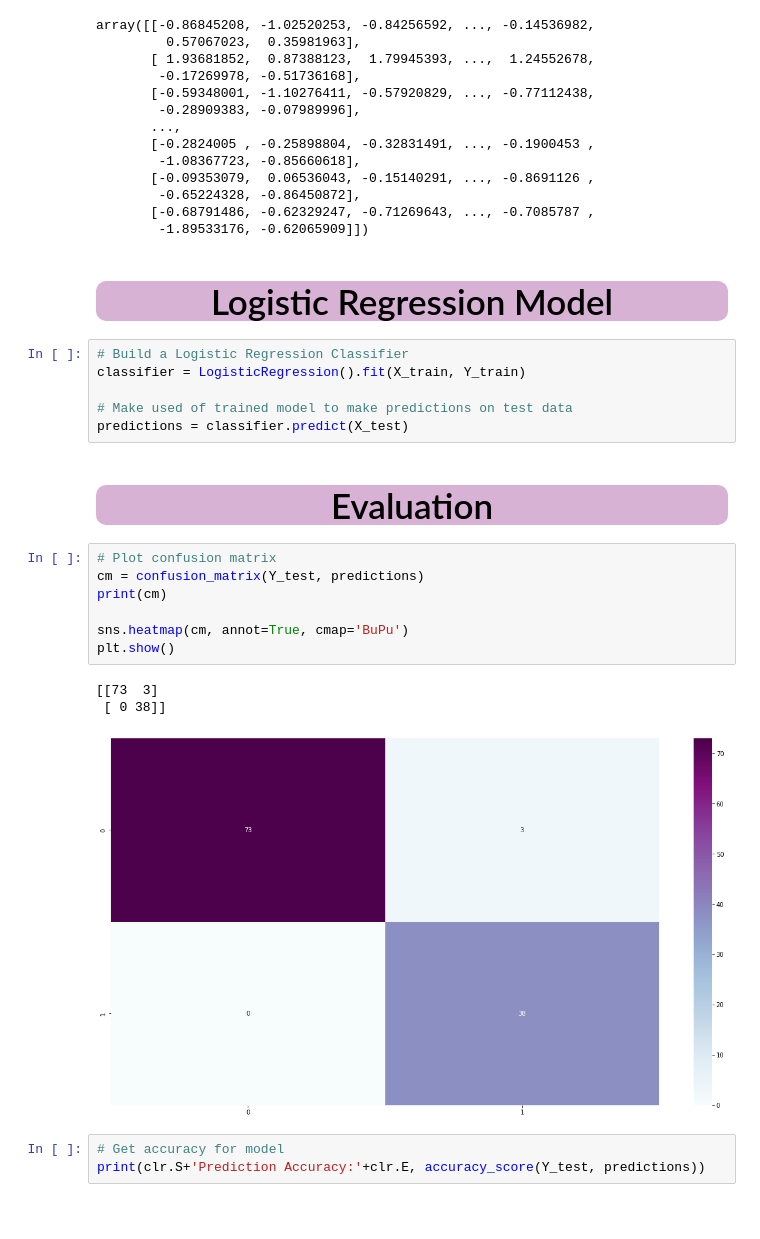
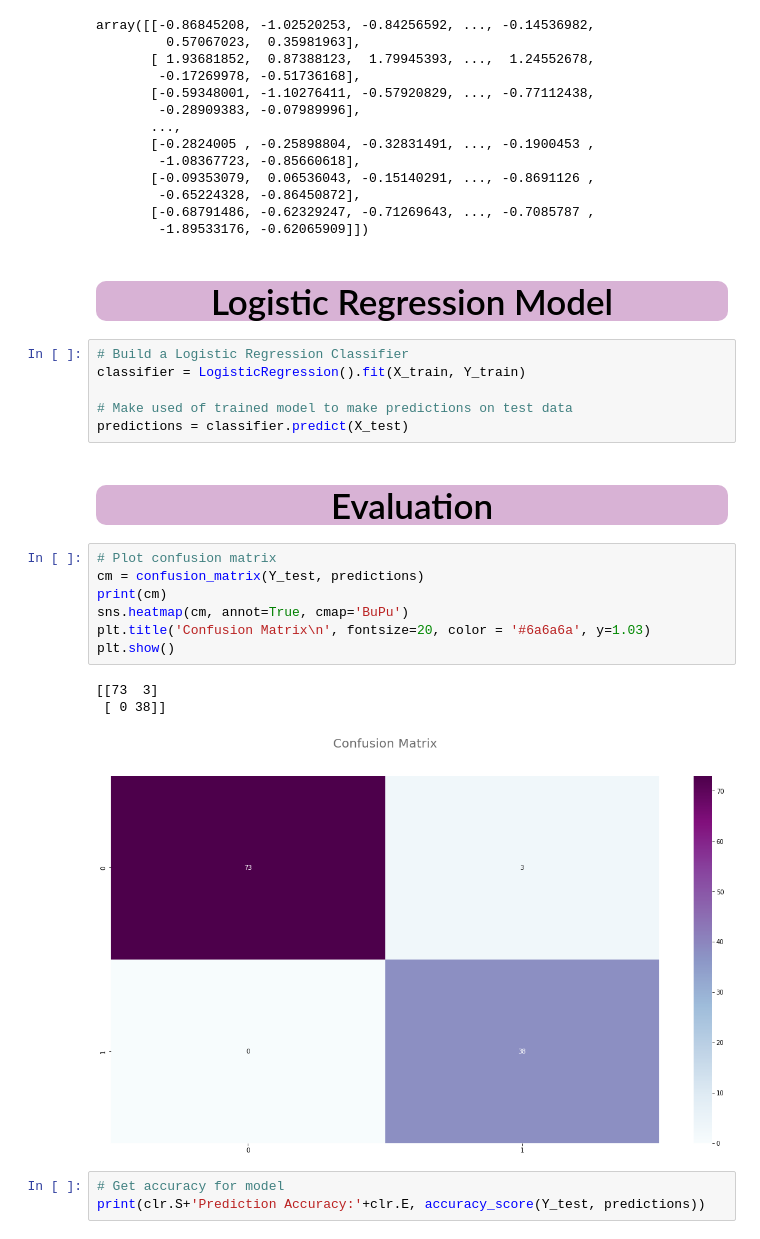
Before and after one commit to vainero/Breast-Cancer-Diagnosis, a Jupyter notebook: breast-cancer-diagnosis-logistic-regression.ipynb, the cells around one changed output. Cells and saved outputs as stored; diff of their text form; blank space fills up the shorter version.

```diff
--- a/breast-cancer-diagnosis-logistic-regression.ipynb
+++ b/breast-cancer-diagnosis-logistic-regression.ipynb
@@ -159,7 +159,7 @@ array([[-0.86845208, -1.02520253, -0.84256592, ..., -0.14536982,
        [-0.68791486, -0.62329247, -0.71269643, ..., -0.7085787 ,
         -1.89533176, -0.62065909]])
 # %% [markdown]
-<a id="1.1"></a>
+<a id="6"></a>
 <h1 style="background-color:#d8b2d5;font-family:newtimeroman;font-size:250%;text-align:center;border-radius: 10px 10px;">Logistic Regression Model</h1>
 # %%
 # Build a Logistic Regression Classifier
@@ -168,19 +168,19 @@ classifier = LogisticRegression().fit(X_train, Y_train)
 # Make used of trained model to make predictions on test data
 predictions = classifier.predict(X_test)
 # %% [markdown]
-<a id="1.1"></a>
+<a id="7"></a>
 <h1 style="background-color:#d8b2d5;font-family:newtimeroman;font-size:250%;text-align:center;border-radius: 10px 10px;">Evaluation</h1>
 # %%
 # Plot confusion matrix
 cm = confusion_matrix(Y_test, predictions)
 print(cm)
-
 sns.heatmap(cm, annot=True, cmap='BuPu')
+plt.title('Confusion Matrix\n', fontsize=20, color = '#6a6a6a', y=1.03)
 plt.show()
 # %% [output]
 [[73  3]
  [ 0 38]]
-[figure, old version]
+[figure, new version]
 # %%
 # Get accuracy for model
 print(clr.S+'Prediction Accuracy:'+clr.E, accuracy_score(Y_test, predictions))
```
Also changed, not shown: parts of 10 cells of this notebook.
